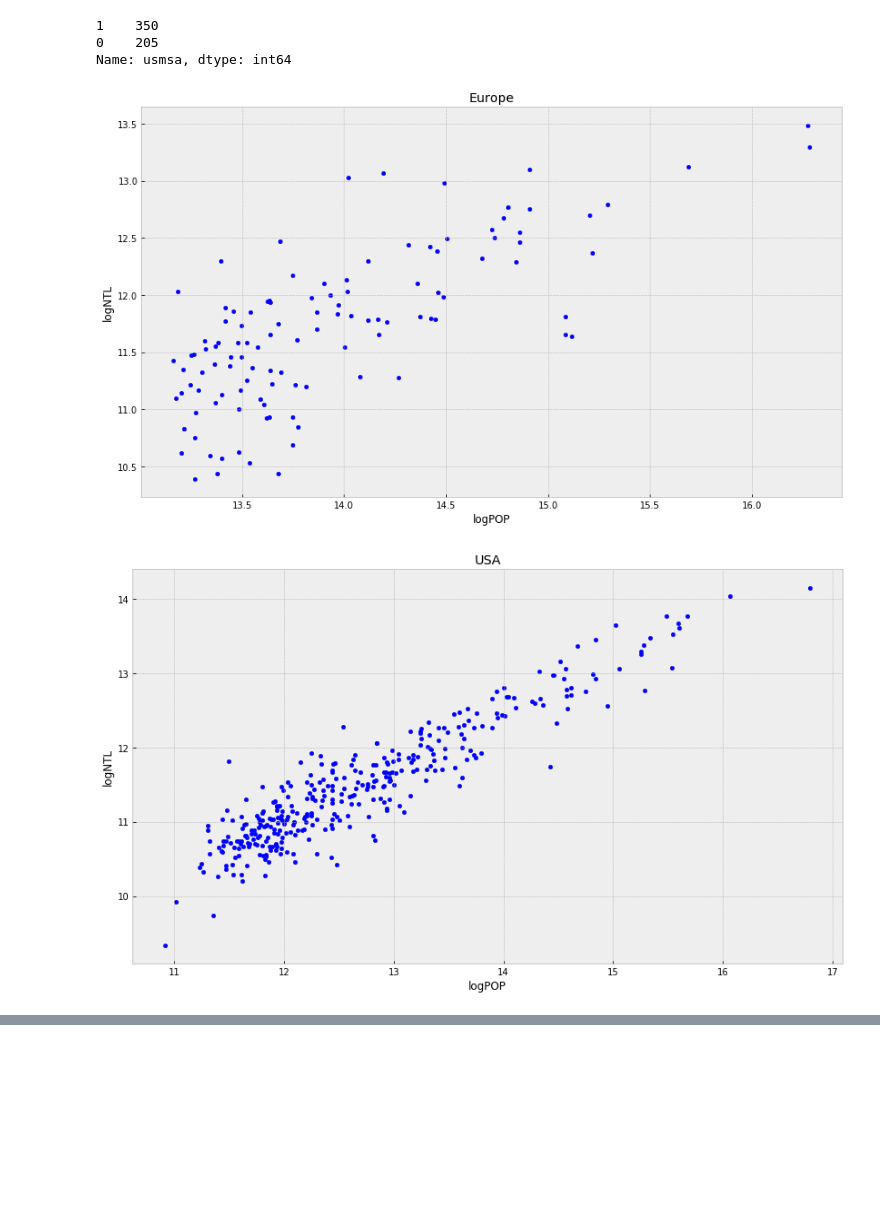
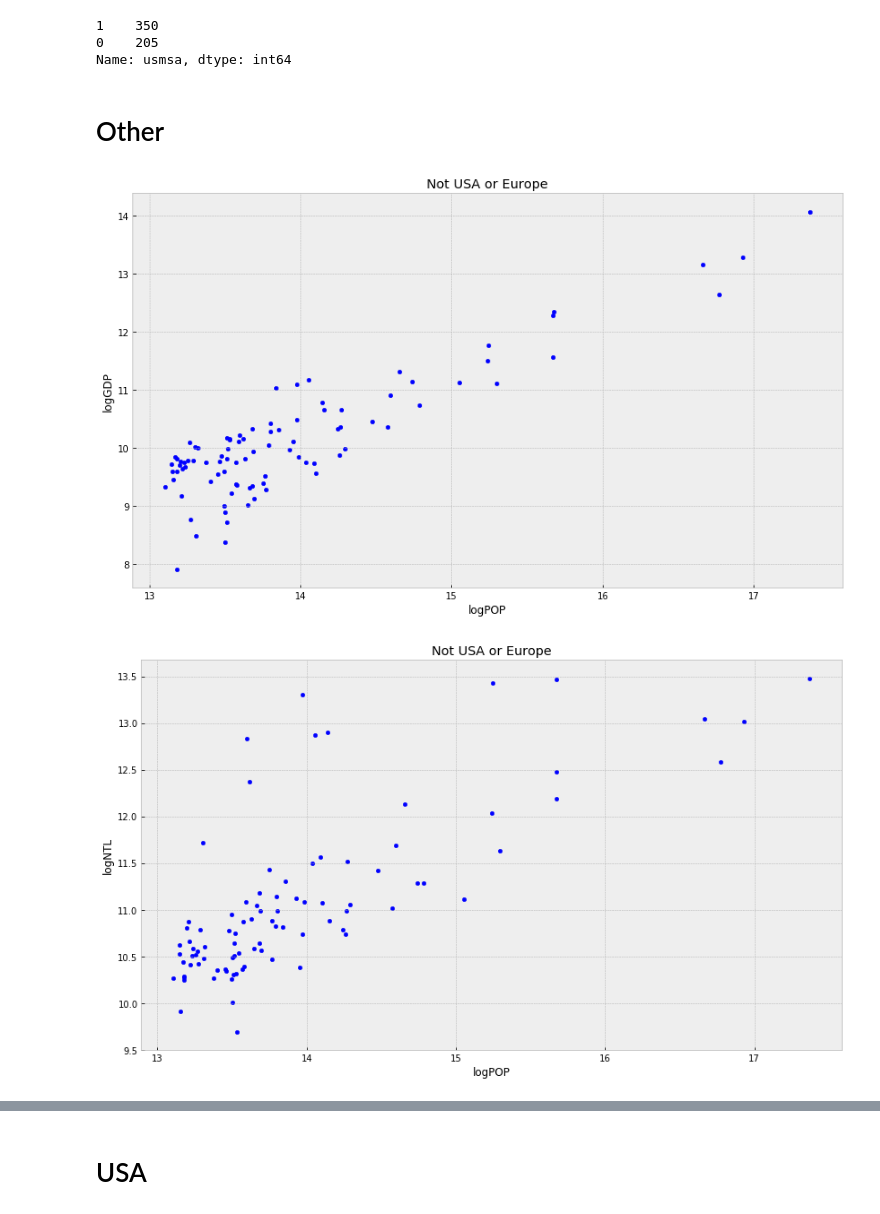
Before and after one commit to nsanthanam/lighttime, a Jupyter notebook: notebooks/plots.ipynb, the cells around one changed output, grey strips where cells are left out. Drawn from its saved outputs; the diff is of its cells as text; code cells hidden in the pictures; blank space fills up the shorter version.

Commit message:
added plots for USA, Europe, and Other

```diff
--- a/notebooks/plots.ipynb
+++ b/notebooks/plots.ipynb
@@ -57,10 +57,24 @@ predicted_cols = [
     'logVANcub',
     'logVIcub'
 ]
-# %%
-with plt.style.context('bmh'):
-    oecd[oecd['is_europe'] == True].plot(x=predictor_col, y=predicted_cols[1], figsize=(14, 8), kind='scatter', title='Europe')
-    oecd[oecd['usmsa'] == 1].plot(x=predictor_col, y=predicted_cols[1], figsize=(14, 8), kind='scatter', title='USA')
-# %% [output]
-[figure, removed]
-[figure, removed]
+# %%
+def plot_scatter(df, predicted, title, predictor='logPOP'):
+    with plt.style.context('bmh'):
+        df.plot(x=predictor,
+                y=predicted,
+                figsize=(14, 8),
+                kind='scatter',
+                title=title)
+# %% [markdown]
+# Other
+# %%
+others = oecd[
+    (oecd['usmsa'] == 0) &
+    (oecd['is_europe'] == False)
+].copy()
+# %%
+for pc in predicted_cols:
+    plot_scatter(df=others, predicted=pc, title='Not USA or Europe')
+# %% [output]
+[figure, added]
+[figure, added]
@@ -66,0 +92,2 @@ with plt.style.context('bmh'):
+# %% [markdown]
+# USA
```
Also changed, not shown: parts of 6 cells of this notebook.
